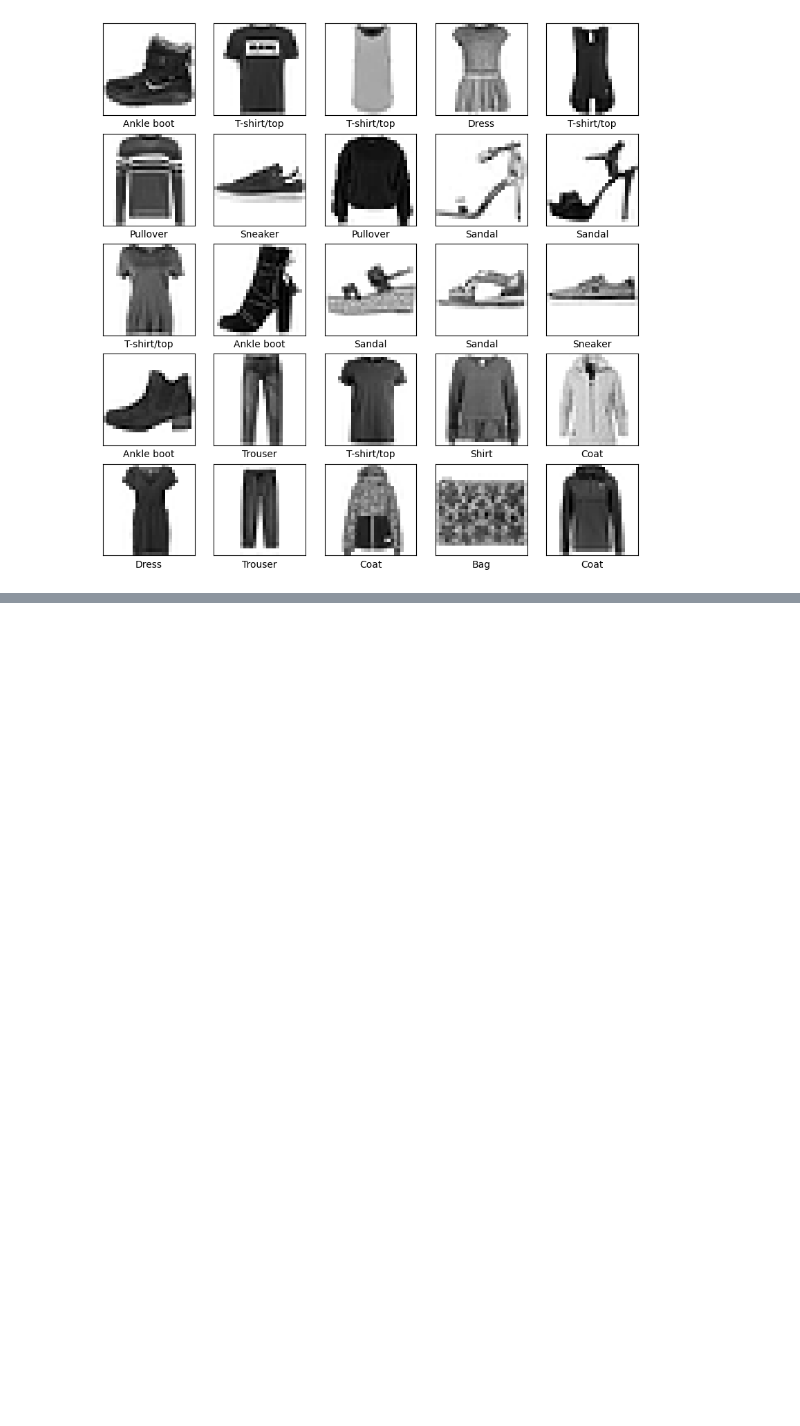
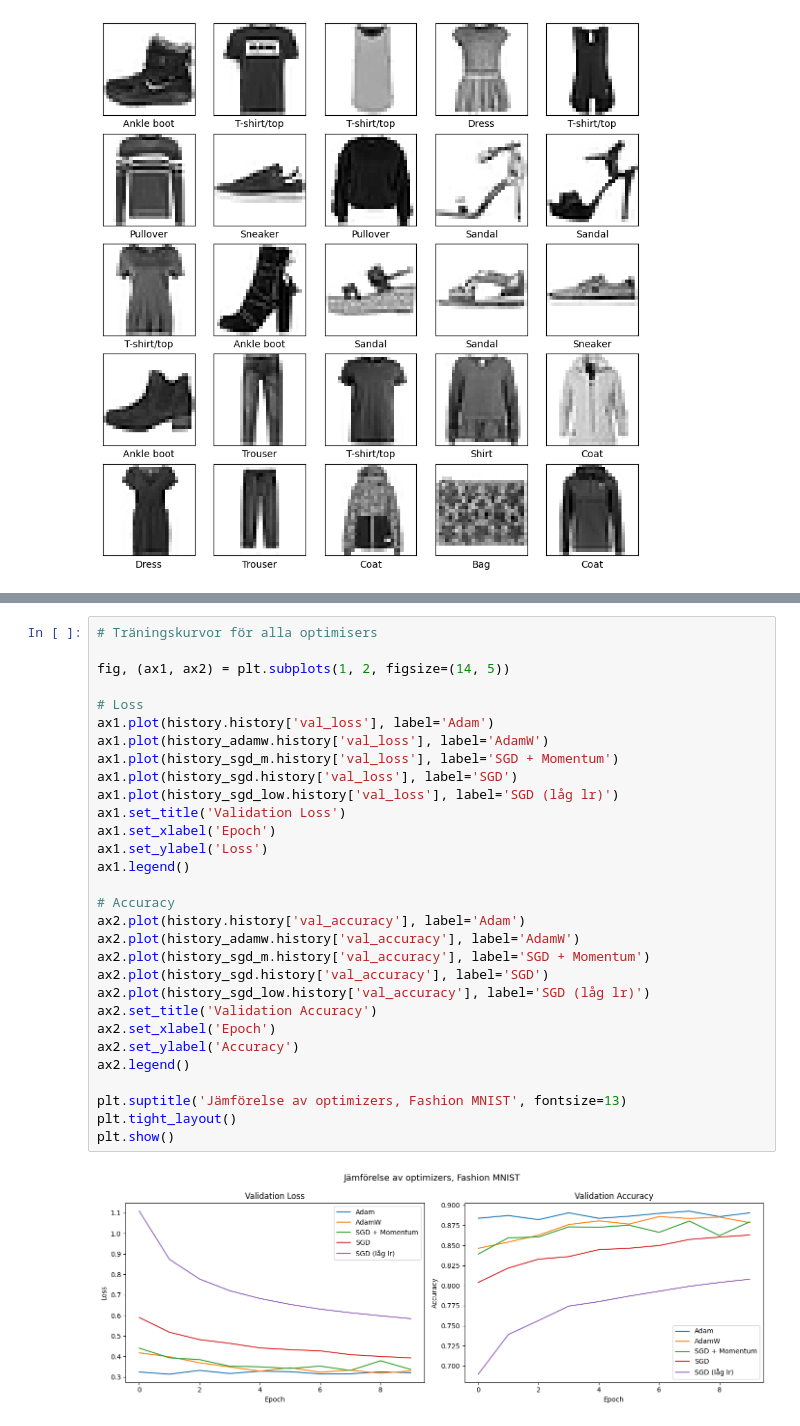
Before and after one commit to VictoriaElmander/DL_gruppuppgift_opt_lr, a Jupyter notebook: optimization_and_learning rate.ipynb, the cells around one changed output, grey strips where cells are left out. Drawn from its saved outputs; the diff is of its cells as text; blank space fills up the shorter version.

Commit message:
AdamW test samt markdown analys

```diff
--- a/optimization_and_learning rate.ipynb
+++ b/optimization_and_learning rate.ipynb
@@ -312,0 +501,32 @@ SGD + Momentum: 0.871999979019165
+# %%
+# Träningskurvor för alla optimisers
+
+fig, (ax1, ax2) = plt.subplots(1, 2, figsize=(14, 5))
+
+# Loss
+ax1.plot(history.history['val_loss'], label='Adam')
+ax1.plot(history_adamw.history['val_loss'], label='AdamW')
+ax1.plot(history_sgd_m.history['val_loss'], label='SGD + Momentum')
+ax1.plot(history_sgd.history['val_loss'], label='SGD')
+ax1.plot(history_sgd_low.history['val_loss'], label='SGD (låg lr)')
+ax1.set_title('Validation Loss')
+ax1.set_xlabel('Epoch')
+ax1.set_ylabel('Loss')
+ax1.legend()
+
+# Accuracy
+ax2.plot(history.history['val_accuracy'], label='Adam')
+ax2.plot(history_adamw.history['val_accuracy'], label='AdamW')
+ax2.plot(history_sgd_m.history['val_accuracy'], label='SGD + Momentum')
+ax2.plot(history_sgd.history['val_accuracy'], label='SGD')
+ax2.plot(history_sgd_low.history['val_accuracy'], label='SGD (låg lr)')
+ax2.set_title('Validation Accuracy')
+ax2.set_xlabel('Epoch')
+ax2.set_ylabel('Accuracy')
+ax2.legend()
+
+plt.suptitle('Jämförelse av optimizers, Fashion MNIST', fontsize=13)
+plt.tight_layout()
+plt.show()
+# %% [output]
+[figure, added]
```
Also changed, not shown: parts of 20 cells of this notebook, 1 other file.
